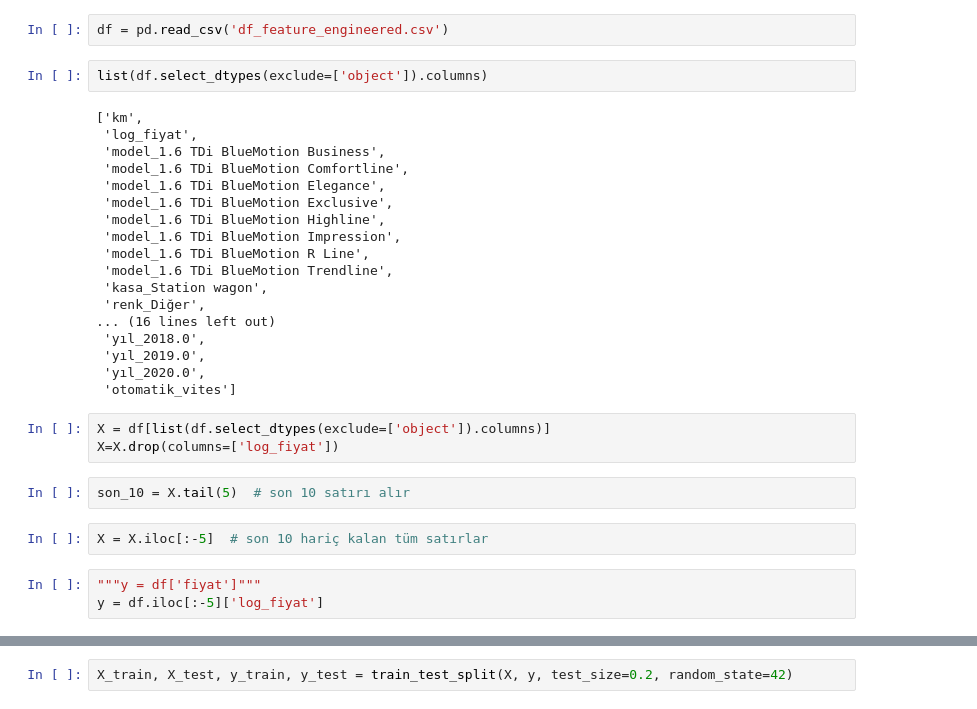
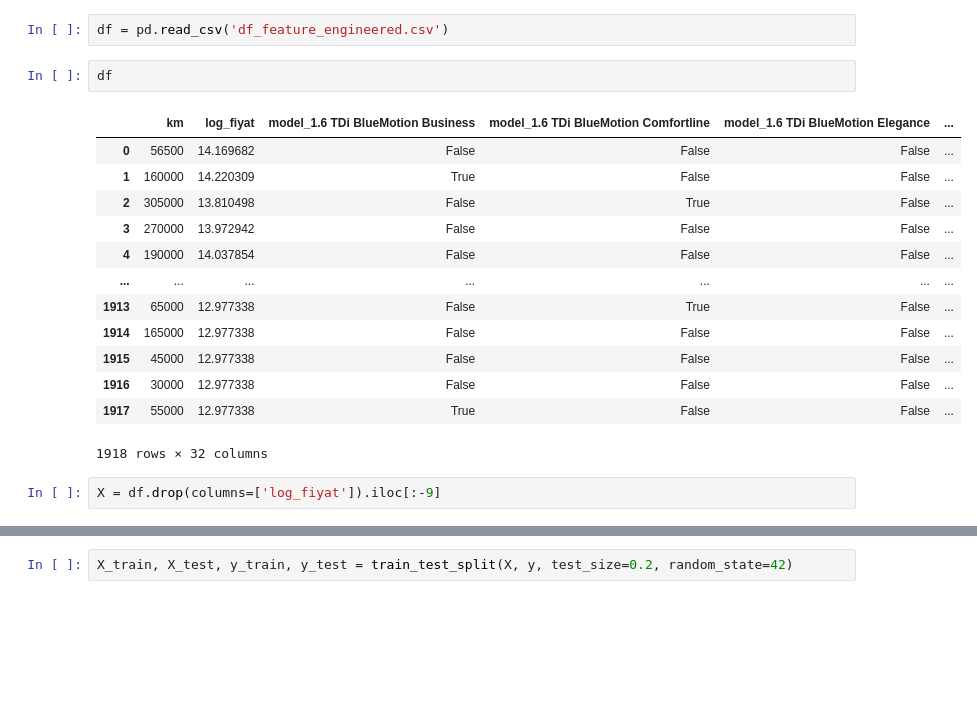
Before and after one commit to emirhangull/araba_fiyat_tahmin, a Jupyter notebook: model.ipynb, the cells around one changed output, grey strips where cells are left out. Saved outputs shown, nothing was run; the diff lists cells and outputs as text; blank space fills up the shorter version.

```diff
--- a/model.ipynb
+++ b/model.ipynb
@@ -15,33 +15,21 @@ from xgboost import XGBClassifier, XGBRegressor
 import matplotlib.pyplot as plt
 # %%
 df = pd.read_csv('df_feature_engineered.csv')
-# %%
-list(df.select_dtypes(exclude=['object']).columns)
-# %% [output]
-['km',
- 'log_fiyat',
- 'model_1.6 TDi BlueMotion Business',
- 'model_1.6 TDi BlueMotion Comfortline',
- 'model_1.6 TDi BlueMotion Elegance',
- 'model_1.6 TDi BlueMotion Exclusive',
- 'model_1.6 TDi BlueMotion Highline',
- 'model_1.6 TDi BlueMotion Impression',
- 'model_1.6 TDi BlueMotion R Line',
- 'model_1.6 TDi BlueMotion Trendline',
- 'kasa_Station wagon',
- 'renk_Diğer',
-... (16 lines left out)
- 'yıl_2018.0',
- 'yıl_2019.0',
- 'yıl_2020.0',
- 'otomatik_vites']
+# %%
+df
+# %% [output]
+|  | km | log_fiyat | model_1.6 TDi BlueMotion Business | model_1.6 TDi BlueMotion Comfortline | model_1.6 TDi BlueMotion Elegance | ... |
+| 0 | 56500 | 14.169682 | False | False | False | ... |
+| 1 | 160000 | 14.220309 | True | False | False | ... |
+| 2 | 305000 | 13.810498 | False | True | False | ... |
+| 3 | 270000 | 13.972942 | False | False | False | ... |
+| 4 | 190000 | 14.037854 | False | False | False | ... |
+| ... | ... | ... | ... | ... | ... | ... |
+| 1913 | 65000 | 12.977338 | False | True | False | ... |
+| 1914 | 165000 | 12.977338 | False | False | False | ... |
+| 1915 | 45000 | 12.977338 | False | False | False | ... |
+| 1916 | 30000 | 12.977338 | False | False | False | ... |
+| 1917 | 55000 | 12.977338 | True | False | False | ... |
+1918 rows × 32 columns
 # %%
-X = df[list(df.select_dtypes(exclude=['object']).columns)]
-X=X.drop(columns=['log_fiyat'])
+X = df.drop(columns=['log_fiyat']).iloc[:-9]
-# %%
-son_10 = X.tail(5)  # son 10 satırı alır
-# %%
-X = X.iloc[:-5]  # son 10 hariç kalan tüm satırlar
-# %%
-"""y = df['fiyat']"""
-y = df.iloc[:-5]['log_fiyat']
```
Also changed, not shown: parts of 6 cells of this notebook, 9 other files.
